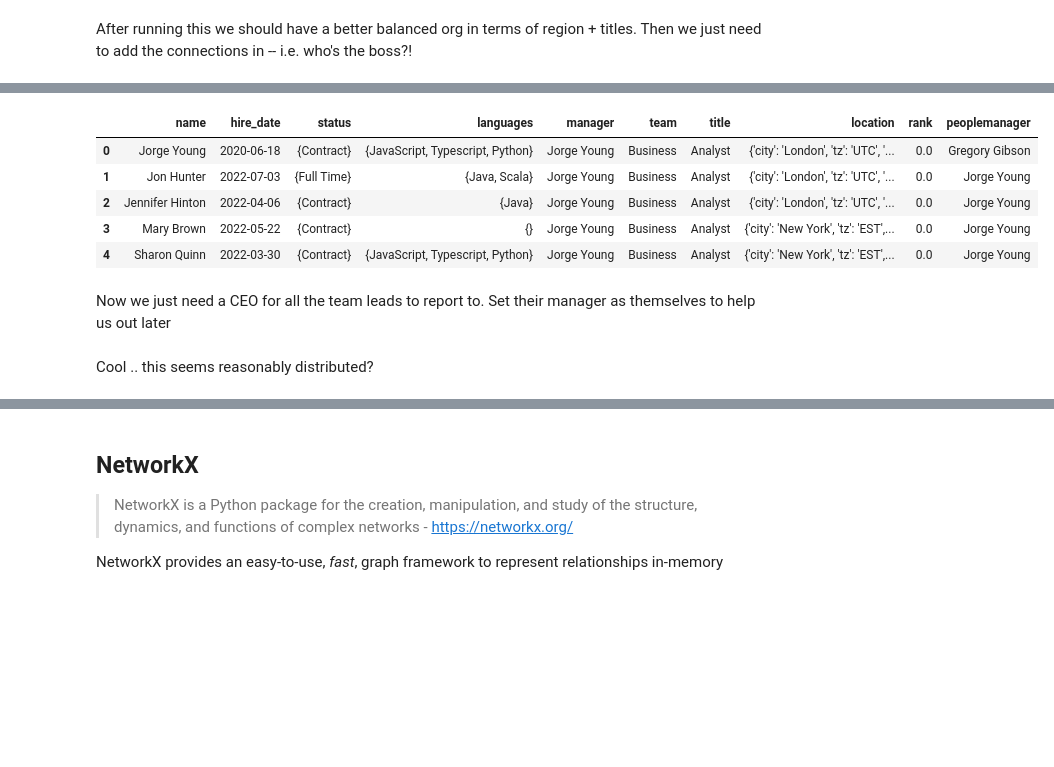
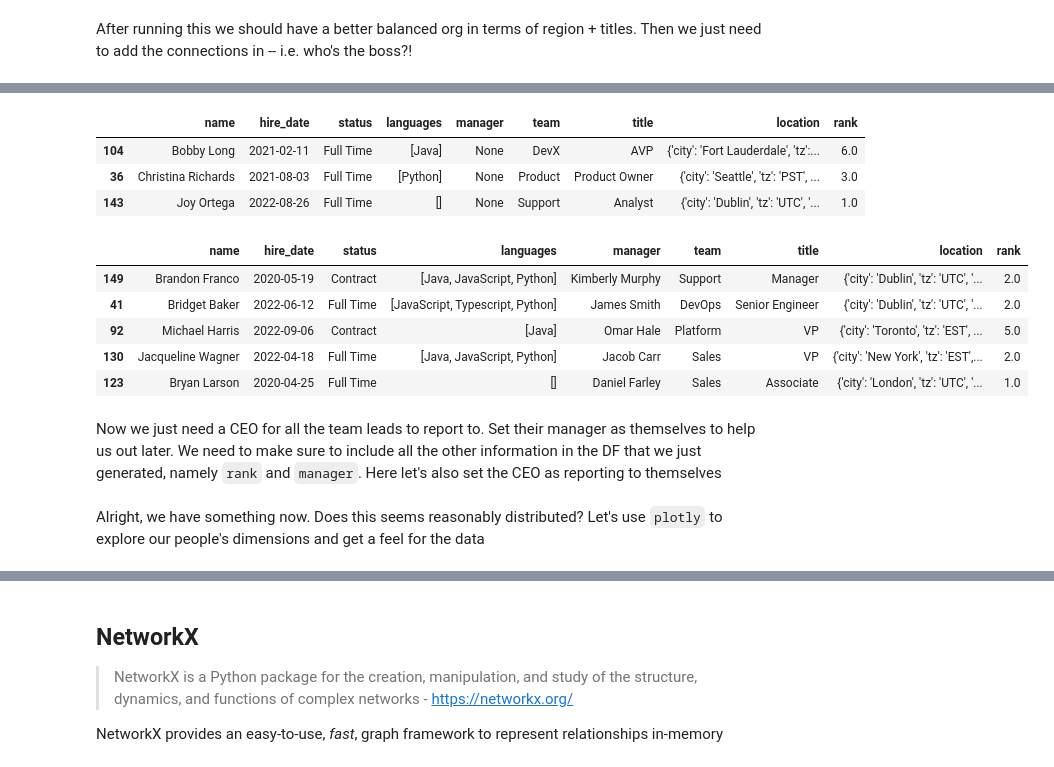
Before and after one commit to lucasdurand/network-graph-tutorial, a Jupyter notebook: main.ipynb, the cells around one changed output, grey strips where cells are left out. Cells and saved outputs as stored; diff of their text form; code cells hidden in the pictures; blank space fills up the shorter version.

```diff
--- a/main.ipynb
+++ b/main.ipynb
@@ -88 +162,17 @@ Now to make some people:
+# %%
+class ProgrammingLanguages(BaseProvider):
+    languages = {
+        "Python": 0.25,
+        "Scala": 0.1,
+        "Go": 0.08,
+        "JavaScript": 0.3,
+        "Java": 0.3,
+        "Typescript": 0.17,
+        "Erlang": 0.01,
+        "Elixir": 0.001,
+    }
+    def programming_languages(self) -> str:
+        return choose_a_few(list(self.languages), weights=self.languages.values())
+
+fake.add_provider(ProgrammingLanguages)
 # %%
@@ -187,8 +255,8 @@ def make_person() -> Person:
     return Person(
         name = fake.name(),
         hire_date = fake.date_between(start_date="-3y", end_date="today"),
-        status = choose_a_few(list(employment), max_choices=1, min_choices=1),
-        languages = choose_a_few(list(languages.keys()), weights=list(languages.values()), min_choices=technical),
+        status = fake.employment(),
+        languages = fake.programming_languages(),
         **title_city_team_,
     )
 # %%
@@ -206,40 +280,49 @@ So, let's group by Team and then pick a manager for everyone:
 # %%
+# calculate team ranks
 ranks = {team: {title: rank + 1 for rank,title in enumerate(titles)} for team, titles in TEAM_TITLES.items()}
 for team in ranks:
     people_df.loc[people_df.team==team, "rank"] = people_df.loc[people_df.team==team].title.map(ranks[team])
 people_df = people_df.sort_values(by=["team","rank"])
+people_df.sample(3)
+# %% [output]
+|  | name | hire_date | status | languages | manager | team | title | location | rank |
+| 104 | Bobby Long | 2021-02-11 | Full Time | [Java] | None | DevX | AVP | {'city': 'Fort Lauderdale', 'tz':... | 6.0 |
+| 36 | Christina Richards | 2021-08-03 | Full Time | [Python] | None | Product | Product Owner | {'city': 'Seattle', 'tz': 'PST', ... | 3.0 |
+| 143 | Joy Ortega | 2022-08-26 | Full Time | [] | None | Support | Analyst | {'city': 'Dublin', 'tz': 'UTC', '... | 1.0 |
 # %%
-def naivereportsto(row, df):
+# determine supervisor
+def naivereportsto(row, df, allow_peer_reports:bool=False):
     supervisor = (
-        df[(df.index < row.name)].query(f"""rank <= {row["rank"]}-1""").tail(1)["name"]
+        df[(df.index < row.name)].query(f"""rank > {row["rank"]}""").tail(1)["name"]
     )
     supervisor = supervisor.item() if not supervisor.empty else None
-    peer = df[(df.index < row.name)].query(f"""rank  == {row["rank"]}""").head(1)["name"]
-    peer = peer.item() if not peer.empty else None
-    return supervisor or peer or row["name"]
+    if not supervisor and allow_peer_reports:
+        peer = df[(df.index < row.name)].query(f"""rank  == {row["rank"]}""").head(1)["name"]
+        peer = peer.item() if not peer.empty else None
+        return supervisor or peer or row["name"]
+    return supervisor or row["name"]
 
 
-def reportsto(df):
-    return df.assign(manager=df.apply(naivereportsto, df=df, axis=1))
+def reportsto(df, allow_peer_reports:bool):
+    return df.assign(manager=df.apply(naivereportsto, df=df, allow_peer_reports=allow_peer_reports, axis=1))
 
 
-def supervisors(df):
-    df["peoplemanager"] = df.apply(naivereportsto, df=df, axis=1)
-    df = df.groupby("team", group_keys=False).apply(reportsto).reset_index(drop=True)
+def supervisors(df, allow_peer_reports:bool):
+    df = df.groupby("team", group_keys=False).apply(reportsto, allow_peer_reports=allow_peer_reports).reset_index(drop=True)
     return df
 
 
-people_df = people_df.pipe(supervisors)
-people_df.head(5)
+people_df = people_df.pipe(supervisors, allow_peer_reports=True)
+people_df.sample(5)
 # %% [output]
-|  | name | hire_date | status | languages | manager | team | title | location | rank | peoplemanager |
-| 0 | Jorge Young | 2020-06-18 | {Contract} | {JavaScript, Typescript, Python} | Jorge Young | Business | Analyst | {'city': 'London', 'tz': 'UTC', '... | 0.0 | Gregory Gibson |
-| 1 | Jon Hunter | 2022-07-03 | {Full Time} | {Java, Scala} | Jorge Young | Business | Analyst | {'city': 'London', 'tz': 'UTC', '... | 0.0 | Jorge Young |
-| 2 | Jennifer Hinton | 2022-04-06 | {Contract} | {Java} | Jorge Young | Business | Analyst | {'city': 'London', 'tz': 'UTC', '... | 0.0 | Jorge Young |
-| 3 | Mary Brown | 2022-05-22 | {Contract} | {} | Jorge Young | Business | Analyst | {'city': 'New York', 'tz': 'EST',... | 0.0 | Jorge Young |
-| 4 | Sharon Quinn | 2022-03-30 | {Contract} | {JavaScript, Typescript, Python} | Jorge Young | Business | Analyst | {'city': 'New York', 'tz': 'EST',... | 0.0 | Jorge Young |
+|  | name | hire_date | status | languages | manager | team | title | location | rank |
+| 149 | Brandon Franco | 2020-05-19 | Contract | [Java, JavaScript, Python] | Kimberly Murphy | Support | Manager | {'city': 'Dublin', 'tz': 'UTC', '... | 2.0 |
+| 41 | Bridget Baker | 2022-06-12 | Full Time | [JavaScript, Typescript, Python] | James Smith | DevOps | Senior Engineer | {'city': 'Dublin', 'tz': 'UTC', '... | 2.0 |
+| 92 | Michael Harris | 2022-09-06 | Contract | [Java] | Omar Hale | Platform | VP | {'city': 'Toronto', 'tz': 'EST', ... | 5.0 |
+| 130 | Jacqueline Wagner | 2022-04-18 | Full Time | [Java, JavaScript, Python] | Jacob Carr | Sales | VP | {'city': 'New York', 'tz': 'EST',... | 2.0 |
+| 123 | Bryan Larson | 2020-04-25 | Full Time | [] | Daniel Farley | Sales | Associate | {'city': 'London', 'tz': 'UTC', '... | 1.0 |
 # %% [markdown]
-Now we just need a CEO for all the team leads to report to. Set their manager as themselves to help us out later
+Now we just need a CEO for all the team leads to report to. Set their manager as themselves to help us out later. We need to make sure to include all the other information in the DF that we just generated, namely `rank` and `manager`. Here let's also set the CEO as reporting to themselves
 # %%
 CEO = make_person().__dict__ | {"team":"CEO", "title":"CEO", "status":"Full Time"}
 CEO["location"] = CEO["location"].__dict__
@@ -247,6 +330,6 @@ people_df = pd.concat([people_df, pd.DataFrame([CEO])])
 CEO_mask = people_df.name==CEO["name"]
 people_df.loc[(people_df.manager == people_df.name) | CEO_mask ,"manager"]=CEO["name"]
 people_df.loc[CEO_mask, "rank"] = people_df["rank"].max()+1
-# %% [markdown]
-Cool .. this seems reasonably distributed?
+# %% [markdown]
+Alright, we have something now. Does this seems reasonably distributed? Let's use `plotly` to explore our people's dimensions and get a feel for the data
 # %%
```
Also changed, not shown: parts of 59 cells of this notebook, 3 other files.
